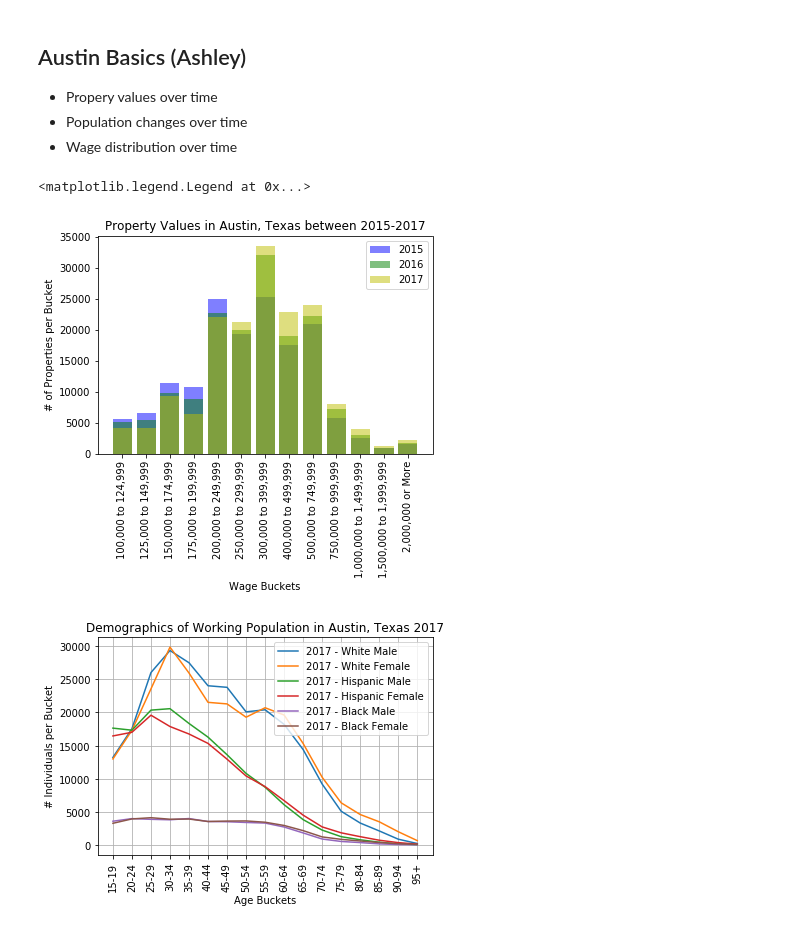
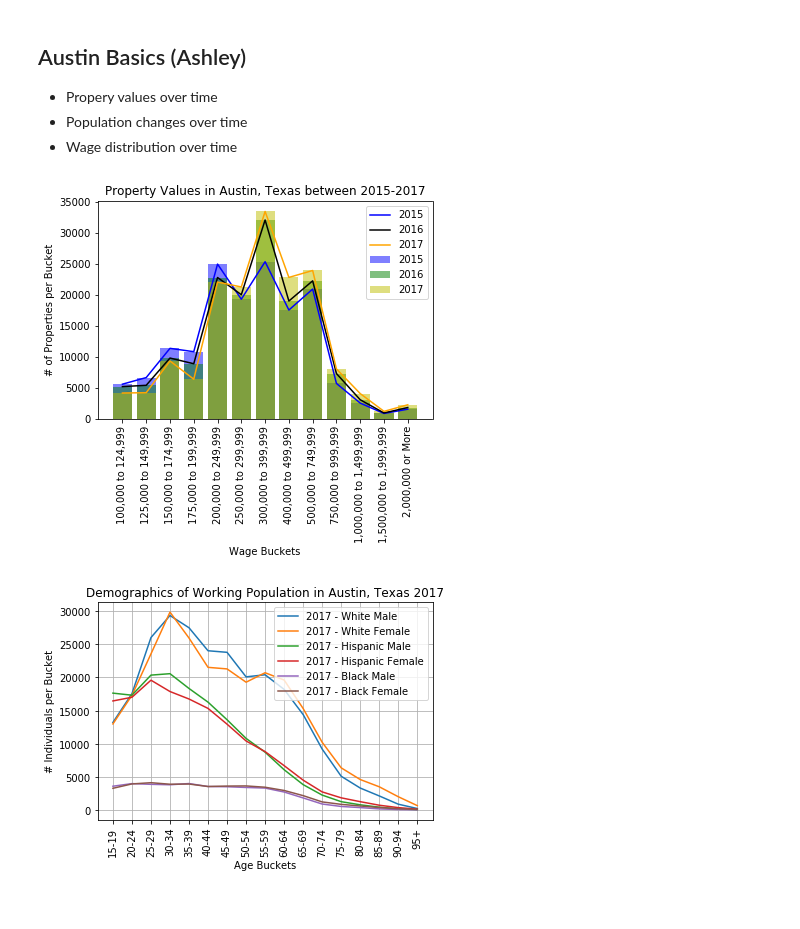
Before and after one commit to aktavern/Project-1, a Jupyter notebook: Project 1 - Final Data Analysis.ipynb, the cells around one changed output. Cells and saved outputs as stored; diff of their text form; code cells hidden in the pictures.

Commit message:
added demo growth chart

```diff
--- a/Project 1 - Final Data Analysis.ipynb
+++ b/Project 1 - Final Data Analysis.ipynb
@@ -153,7 +123,6 @@ atx_property = atx_property.sort_values("ID Value Bucket")
 year1 = atx_property.loc[atx_property["Year"] == 2015]
 year2 = atx_property.loc[atx_property["Year"] == 2016]
 year3 = atx_property.loc[atx_property["Year"] == 2017]
-
 
 #identify x/y values and error for chart
 x1 = year1["ID Value Bucket"]
@@ -162,35 +131,40 @@ x2 = year2["ID Value Bucket"]
 y2 = year2["Property Value by Bucket"]
 x3 = year3["ID Value Bucket"]
 y3 = year3["Property Value by Bucket"]
 
 # graph values on a bar chart
 fig, ax = plt.subplots()
 ax.bar(x1,y1,alpha=0.5, label="2015", color='b')
 ax.bar(x2,y2, alpha=0.5, label="2016", color='g')
 ax.bar(x3,y3,alpha=0.5,label ="2017",color='y')
 
 # add labels and title
 ax.set_xlabel("Wage Buckets")
 ax.set_ylabel("# of Properties per Bucket")
 ax.set_title("Property Values in Austin, Texas between 2015-2017")
 plt.xticks(x1, rotation = 'vertical')
 ax.set_xticklabels(('100,000 to 124,999',
                     '125,000 to 149,999',
                     '150,000 to 174,999',
                     '175,000 to 199,999',
                     '200,000 to 249,999',
                     '250,000 to 299,999',
                     '300,000 to 399,999',
                     '400,000 to 499,999',
                     '500,000 to 749,999',
                     '750,000 to 999,999',
                     '1,000,000 to 1,499,999',
                     '1,500,000 to 1,999,999',
                     '2,000,000 or More'))
 ax.legend()
+
+plt.plot(x1,y1, label="2015", c='b')
+plt.plot(x2,y2, label = "2016",c='black')
+plt.plot(x3,y3,label="2017",c='orange')
+plt.legend()
+plt.savefig('images/property_values.png',bbox_inches="tight")
 # %% [output]
-<matplotlib.legend.Legend at 0x...>
-[figure, old version]
+[figure, new version]
 # %%
 # select only ages that can work in the city
 atx_demo = demographics.sort_values("Age")
```
Also changed, not shown: parts of 6 cells of this notebook.
